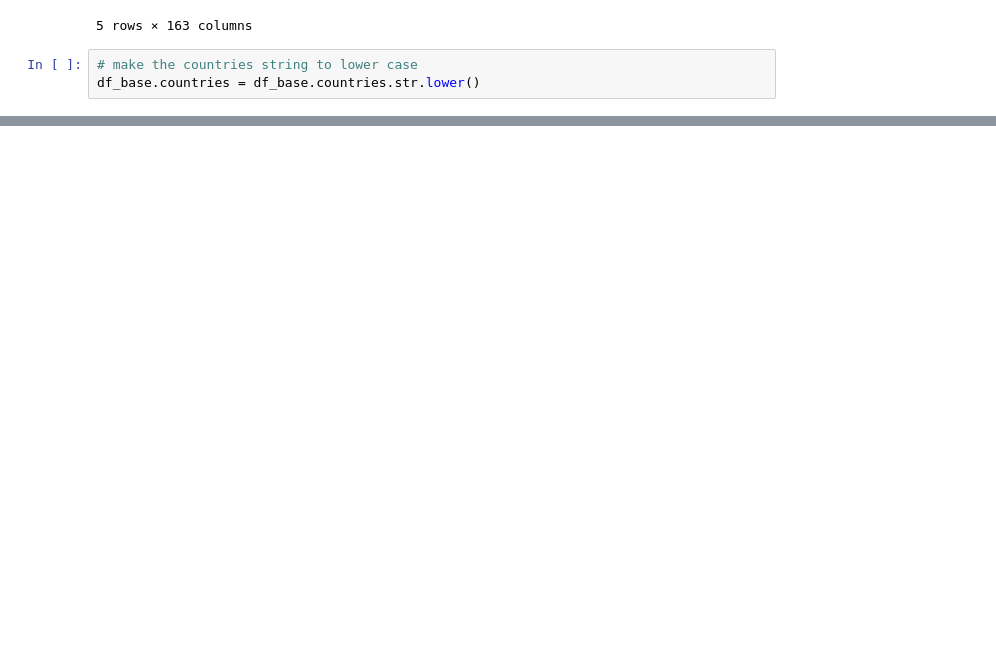
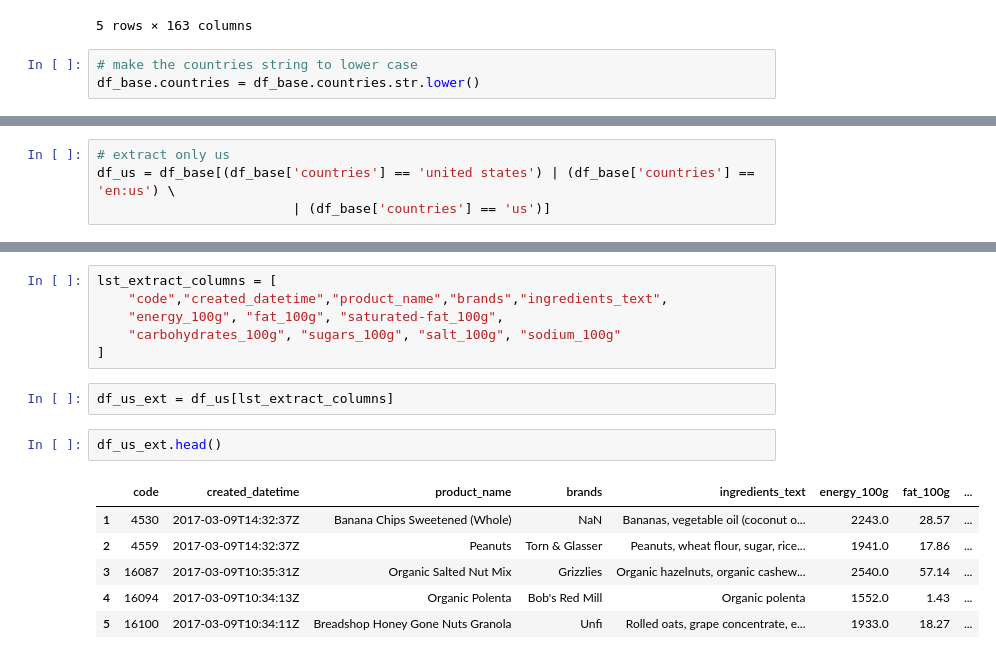
Before and after one commit to wits73/py_project, a Jupyter notebook: food_data_feature.ipynb, the cells around one changed output, grey strips where cells are left out. Drawn from its saved outputs; the diff is of its cells as text; blank space fills up the shorter version.

```diff
--- a/food_data_feature.ipynb
+++ b/food_data_feature.ipynb
@@ -455,0 +27,4 @@ df_us_rm_column_filtered.to_csv('data/food-facts/usa.featureEngineering.tsv', se
+# %%
+# extract only us
+df_us = df_base[(df_base['countries'] == 'united states') | (df_base['countries'] == 'en:us') \
+                         | (df_base['countries'] == 'us')]
@@ -455,0 +67,17 @@ df_us_rm_column_filtered.to_csv('data/food-facts/usa.featureEngineering.tsv', se
+# %%
+lst_extract_columns = [
+    "code","created_datetime","product_name","brands","ingredients_text",
+    "energy_100g", "fat_100g", "saturated-fat_100g",
+    "carbohydrates_100g", "sugars_100g", "salt_100g", "sodium_100g"
+]
+# %%
+df_us_ext = df_us[lst_extract_columns]
+# %%
+df_us_ext.head()
+# %% [output]
+|  | code | created_datetime | product_name | brands | ingredients_text | energy_100g | fat_100g | ... |
+| 1 | 4530 | 2017-03-09T14:32:37Z | Banana Chips Sweetened (Whole) | NaN | Bananas, vegetable oil (coconut o... | 2243.0 | 28.57 | ... |
+| 2 | 4559 | 2017-03-09T14:32:37Z | Peanuts | Torn & Glasser | Peanuts, wheat flour, sugar, rice... | 1941.0 | 17.86 | ... |
+| 3 | 16087 | 2017-03-09T10:35:31Z | Organic Salted Nut Mix | Grizzlies | Organic hazelnuts, organic cashew... | 2540.0 | 57.14 | ... |
+| 4 | 16094 | 2017-03-09T10:34:13Z | Organic Polenta | Bob's Red Mill | Organic polenta | 1552.0 | 1.43 | ... |
+| 5 | 16100 | 2017-03-09T10:34:11Z | Breadshop Honey Gone Nuts Granola | Unfi | Rolled oats, grape concentrate, e... | 1933.0 | 18.27 | ... |
```
Also changed, not shown: parts of 90 cells of this notebook, 3 other files.
